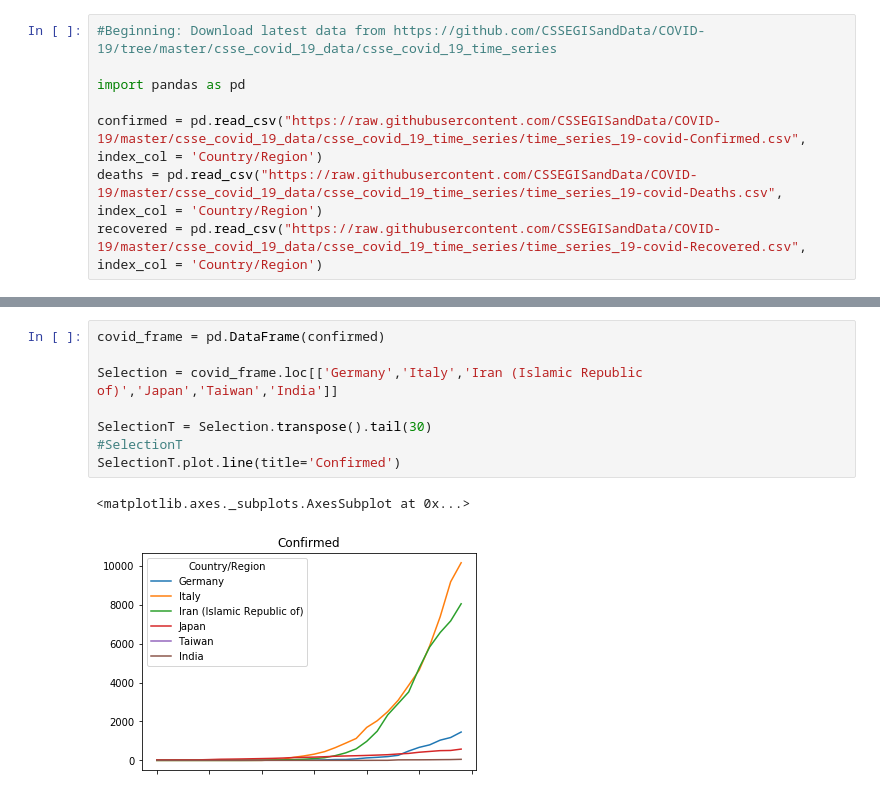
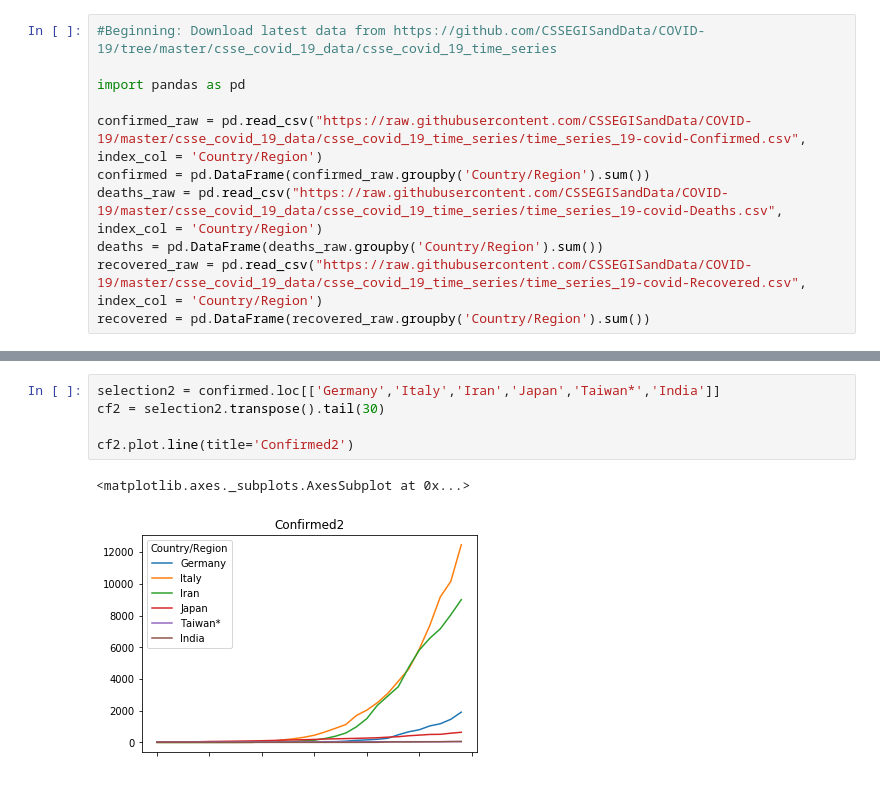
Before and after one commit to HermannBerg/MyCoronAnalysis, a Jupyter notebook: coronanalysis.ipynb, the cells around one changed output, grey strips where cells are left out. Drawn from its saved outputs; the diff is of its cells as text.

```diff
--- a/coronanalysis.ipynb
+++ b/coronanalysis.ipynb
@@ -3,6 +3,9 @@
 
 import pandas as pd
 
-confirmed = pd.read_csv("https://raw.githubusercontent.com/CSSEGISandData/COVID-19/master/csse_covid_19_data/csse_covid_19_time_series/time_series_19-covid-Confirmed.csv", index_col = 'Country/Region')
-deaths = pd.read_csv("https://raw.githubusercontent.com/CSSEGISandData/COVID-19/master/csse_covid_19_data/csse_covid_19_time_series/time_series_19-covid-Deaths.csv", index_col = 'Country/Region')
-recovered = pd.read_csv("https://raw.githubusercontent.com/CSSEGISandData/COVID-19/master/csse_covid_19_data/csse_covid_19_time_series/time_series_19-covid-Recovered.csv", index_col = 'Country/Region')
+confirmed_raw = pd.read_csv("https://raw.githubusercontent.com/CSSEGISandData/COVID-19/master/csse_covid_19_data/csse_covid_19_time_series/time_series_19-covid-Confirmed.csv", index_col = 'Country/Region')
+confirmed = pd.DataFrame(confirmed_raw.groupby('Country/Region').sum())
+deaths_raw = pd.read_csv("https://raw.githubusercontent.com/CSSEGISandData/COVID-19/master/csse_covid_19_data/csse_covid_19_time_series/time_series_19-covid-Deaths.csv", index_col = 'Country/Region')
+deaths = pd.DataFrame(deaths_raw.groupby('Country/Region').sum())
+recovered_raw = pd.read_csv("https://raw.githubusercontent.com/CSSEGISandData/COVID-19/master/csse_covid_19_data/csse_covid_19_time_series/time_series_19-covid-Recovered.csv", index_col = 'Country/Region')
+recovered = pd.DataFrame(recovered_raw.groupby('Country/Region').sum())
@@ -9,11 +20,8 @@ recovered = pd.read_csv("https://raw.githubusercontent.com/CSSEGISandData/COVID-
 # %%
-covid_frame = pd.DataFrame(confirmed)
+selection2 = confirmed.loc[['Germany','Italy','Iran','Japan','Taiwan*','India']]
+cf2 = selection2.transpose().tail(30)
 
-Selection = covid_frame.loc[['Germany','Italy','Iran (Islamic Republic of)','Japan','Taiwan','India']]
-
-SelectionT = Selection.transpose().tail(30)
-#SelectionT
-SelectionT.plot.line(title='Confirmed')
+cf2.plot.line(title='Confirmed2')
 # %% [output]
 <matplotlib.axes._subplots.AxesSubplot at 0x...>
-[figure, old version]
+[figure, new version]
```
Also changed, not shown: parts of 6 cells of this notebook.
